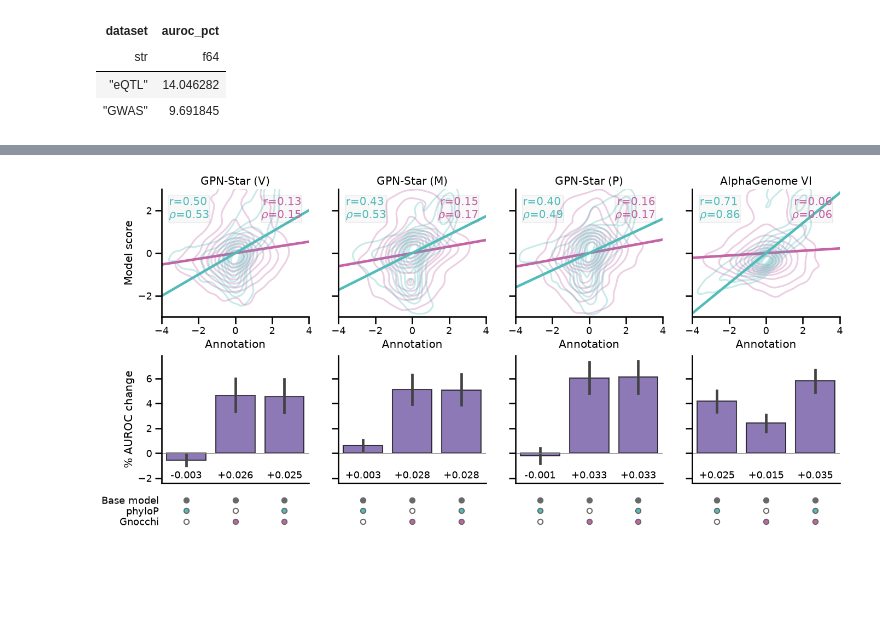
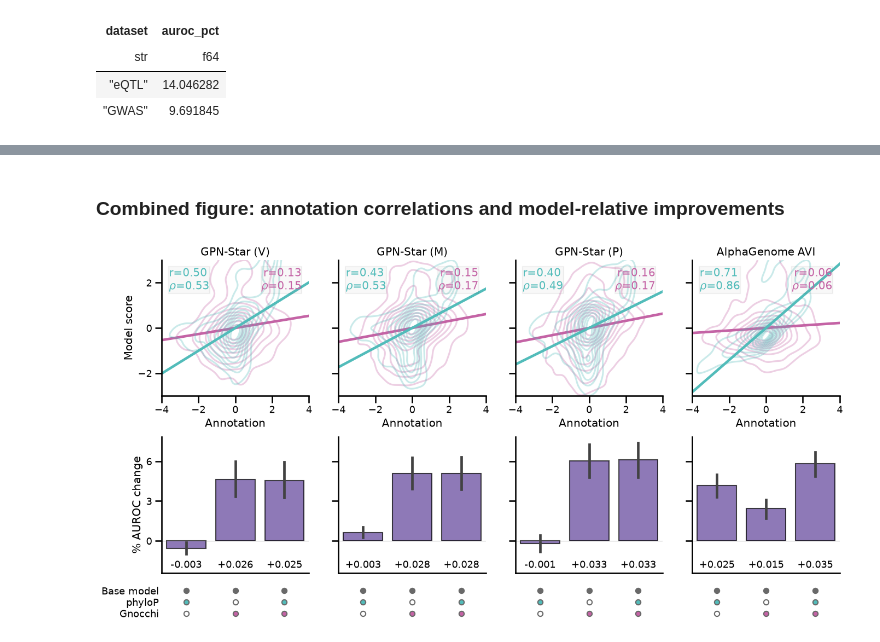
Before and after one commit to rcalef/vep_comparisons, a Jupyter notebook: notebooks/make_plots.ipynb, the cells around one changed output, grey strips where cells are left out. Saved outputs shown, nothing was run; the diff lists cells and outputs as text; code cells hidden in the pictures; blank space fills up the shorter version.

Commit message:
Further complementarity plot cleanups

```diff
--- a/notebooks/make_plots.ipynb
+++ b/notebooks/make_plots.ipynb
@@ -3086,8 +3000,9 @@ diffs_upset_plot_by_modality(
 # %%
 with sns.plotting_context("talk", font_scale=0.8):
-    diffs_upset_plot_by_modality(
+    plot_comparisons(
         ms_bootstrap_diffs,
         "ClinVar",
-        want_refs=["Evo2", "NTv3", "RiNALMo", "Orthrus", "ESM-C", "SaProt"],
+        models=main_models,
+        annotate_col="auroc",
     )
     save_fig("app_fig_missense_complementarity_clinvar.pdf")
@@ -3132,12 +3037,29 @@ want_bootstrap_diffs = gw_bootstrap_diffs.filter(pl.col("ref").is_in(want_models
+# %%
+with sns.plotting_context("talk", font_scale=0.8):
+    plot_comparisons(
+        gw_bootstrap_diffs,
+        "ClinVar",
+        models=other_models,
+        layout="row",
+        plot_col="auroc_pct",
+        annotate_col="auroc",
+        sharey=True,
+    )
+    save_fig("app_fig_oth_complementarity_clinvar.pdf")
+# %% [markdown]
+### Combined figure: annotation correlations and model-relative improvements
 # %%
 def gpn_ag_combined_plot(
+    data: pl.DataFrame,
+    bootstrap_diffs: pl.DataFrame,
+    models: list[str],
     dataset: str,
-):
+) -> tuple[plt.Figure, np.ndarray]:
     feature_order = ["phylop", "gnocchi_z"]
-    _, axs = plt.subplots(
+    fig, axs = plt.subplots(
         4,
-        len(want_models),
-        figsize=(4 * len(want_models), 8),
+        len(models),
+        figsize=(4 * len(models), 8),
         sharex=False,
         sharey=False,
         gridspec_kw={
@@ -3154,7 +3076,7 @@ def gpn_ag_combined_plot(
 
     first_cor_ax = None
     first_bar_ax = None
-    for j, model in enumerate(want_models):
+    for j, model in enumerate(models):
         this_feature_order = [model_to_score[model]] + feature_order
 
         cor_ax = axs[0, j]
@@ -3170,12 +3092,12 @@ def gpn_ag_combined_plot(
 
         model_annotation_correlation_facet(
             ax=cor_ax,
-            df=df,
+            df=data,
             model=model,
             use_z_scores=True,
         )
         plot_feature_comparison(
-            want_bootstrap_diffs.filter(ref=model, dataset=dataset),
+            bootstrap_diffs.filter(ref=model, dataset=dataset),
             ax=bar_ax,
             ax_sets=set_ax,
             plot_col="auroc_pct",
@@ -3185,7 +3107,7 @@ def gpn_ag_combined_plot(
             modality="DNA",
         )
 
-        model_name = model if "AVI" not in model else "AlphaGenome VI"
+        model_name = model
         cor_ax.set_title(model_name)
         cor_ax.set_xlabel("Annotation")
         cor_ax.set_ylabel("")
@@ -3201,8 +3123,7 @@ def gpn_ag_combined_plot(
             cor_ax.tick_params(axis="y", labelleft=False)
             bar_ax.tick_params(axis="y", labelleft=False)
 
-    ymin, _ = first_bar_ax.get_ylim()
-    first_bar_ax.set_ylim(bottom=ymin * 1.7)
+    reserve_annotation_space(list(axs[2]))
 
     axs[0, 0].set_ylabel("Model score")
     axs[2, 0].set_ylabel("% AUROC change")
@@ -3210,10 +3131,11 @@ def gpn_ag_combined_plot(
     label_names = ["Base model"] + [pretty_names.get(f, "") for f in feature_order]
     axs[3, 0].set_yticklabels(label_names)
 
-    plt.tight_layout()
+    fig.subplots_adjust(top=0.93)
+    return fig, axs
 # %%
 with sns.plotting_context("talk", font_scale=0.8):
-    gpn_ag_combined_plot(dataset="All")
+    gpn_ag_combined_plot(df, gw_bootstrap_diffs, other_models, dataset="All")
     save_fig("fig5_oth_models.pdf")
 # %% [output]
-[figure, old version]
+[figure, new version]
```
Also changed, not shown: parts of 151 cells of this notebook.
